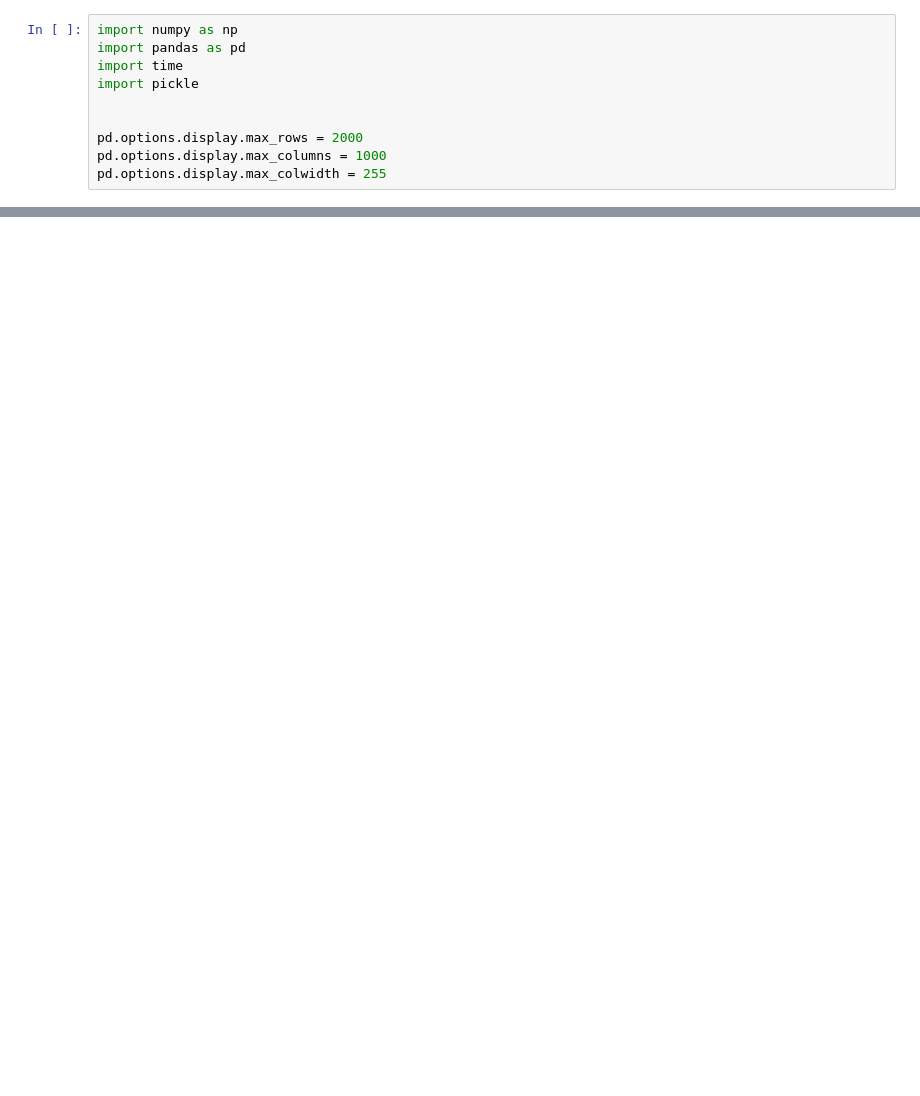
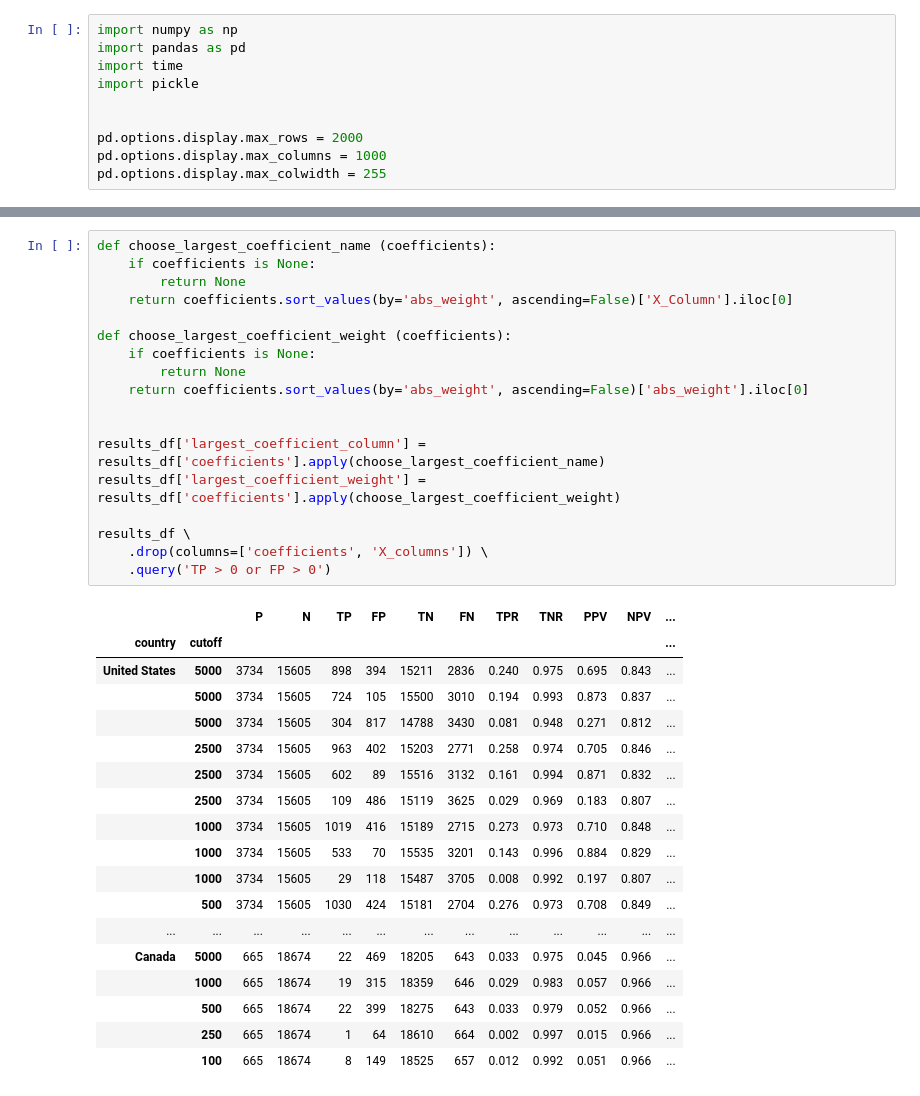
Before and after one commit to kylezeeuwen/ds-stackoverflow2020-analysis, a Jupyter notebook: notebook/visualise_results.ipynb, the cells around one changed output, grey strips where cells are left out. Drawn from its saved outputs; the diff is of its cells as text; blank space fills up the shorter version.

```diff
--- a/notebook/visualise_results.ipynb
+++ b/notebook/visualise_results.ipynb
@@ -36,0 +53,37 @@ results_df
+# %%
+def choose_largest_coefficient_name (coefficients):
+    if coefficients is None:
+        return None
+    return coefficients.sort_values(by='abs_weight', ascending=False)['X_Column'].iloc[0]
+
+def choose_largest_coefficient_weight (coefficients):
+    if coefficients is None:
+        return None
+    return coefficients.sort_values(by='abs_weight', ascending=False)['abs_weight'].iloc[0]
+
+
+results_df['largest_coefficient_column'] = results_df['coefficients'].apply(choose_largest_coefficient_name)
+results_df['largest_coefficient_weight'] = results_df['coefficients'].apply(choose_largest_coefficient_weight)
+
+results_df \
+    .drop(columns=['coefficients', 'X_columns']) \
+    .query('TP > 0 or FP > 0')
+# %% [output]
+|  |  | P | N | TP | FP | TN | FN | TPR | TNR | PPV | NPV | ... |
+| country | cutoff |  |  |  |  |  |  |  |  |  |  | ... |
+| United States | 5000 | 3734 | 15605 | 898 | 394 | 15211 | 2836 | 0.240 | 0.975 | 0.695 | 0.843 | ... |
+|  | 5000 | 3734 | 15605 | 724 | 105 | 15500 | 3010 | 0.194 | 0.993 | 0.873 | 0.837 | ... |
+|  | 5000 | 3734 | 15605 | 304 | 817 | 14788 | 3430 | 0.081 | 0.948 | 0.271 | 0.812 | ... |
+|  | 2500 | 3734 | 15605 | 963 | 402 | 15203 | 2771 | 0.258 | 0.974 | 0.705 | 0.846 | ... |
+|  | 2500 | 3734 | 15605 | 602 | 89 | 15516 | 3132 | 0.161 | 0.994 | 0.871 | 0.832 | ... |
+|  | 2500 | 3734 | 15605 | 109 | 486 | 15119 | 3625 | 0.029 | 0.969 | 0.183 | 0.807 | ... |
+|  | 1000 | 3734 | 15605 | 1019 | 416 | 15189 | 2715 | 0.273 | 0.973 | 0.710 | 0.848 | ... |
+|  | 1000 | 3734 | 15605 | 533 | 70 | 15535 | 3201 | 0.143 | 0.996 | 0.884 | 0.829 | ... |
+|  | 1000 | 3734 | 15605 | 29 | 118 | 15487 | 3705 | 0.008 | 0.992 | 0.197 | 0.807 | ... |
+|  | 500 | 3734 | 15605 | 1030 | 424 | 15181 | 2704 | 0.276 | 0.973 | 0.708 | 0.849 | ... |
+| ... | ... | ... | ... | ... | ... | ... | ... | ... | ... | ... | ... | ... |
+| Canada | 5000 | 665 | 18674 | 22 | 469 | 18205 | 643 | 0.033 | 0.975 | 0.045 | 0.966 | ... |
+|  | 1000 | 665 | 18674 | 19 | 315 | 18359 | 646 | 0.029 | 0.983 | 0.057 | 0.966 | ... |
+|  | 500 | 665 | 18674 | 22 | 399 | 18275 | 643 | 0.033 | 0.979 | 0.052 | 0.966 | ... |
+|  | 250 | 665 | 18674 | 1 | 64 | 18610 | 664 | 0.002 | 0.997 | 0.015 | 0.966 | ... |
+|  | 100 | 665 | 18674 | 8 | 149 | 18525 | 657 | 0.012 | 0.992 | 0.051 | 0.966 | ... |
```
Also changed, not shown: parts of 2 cells of this notebook, 8 other files.
